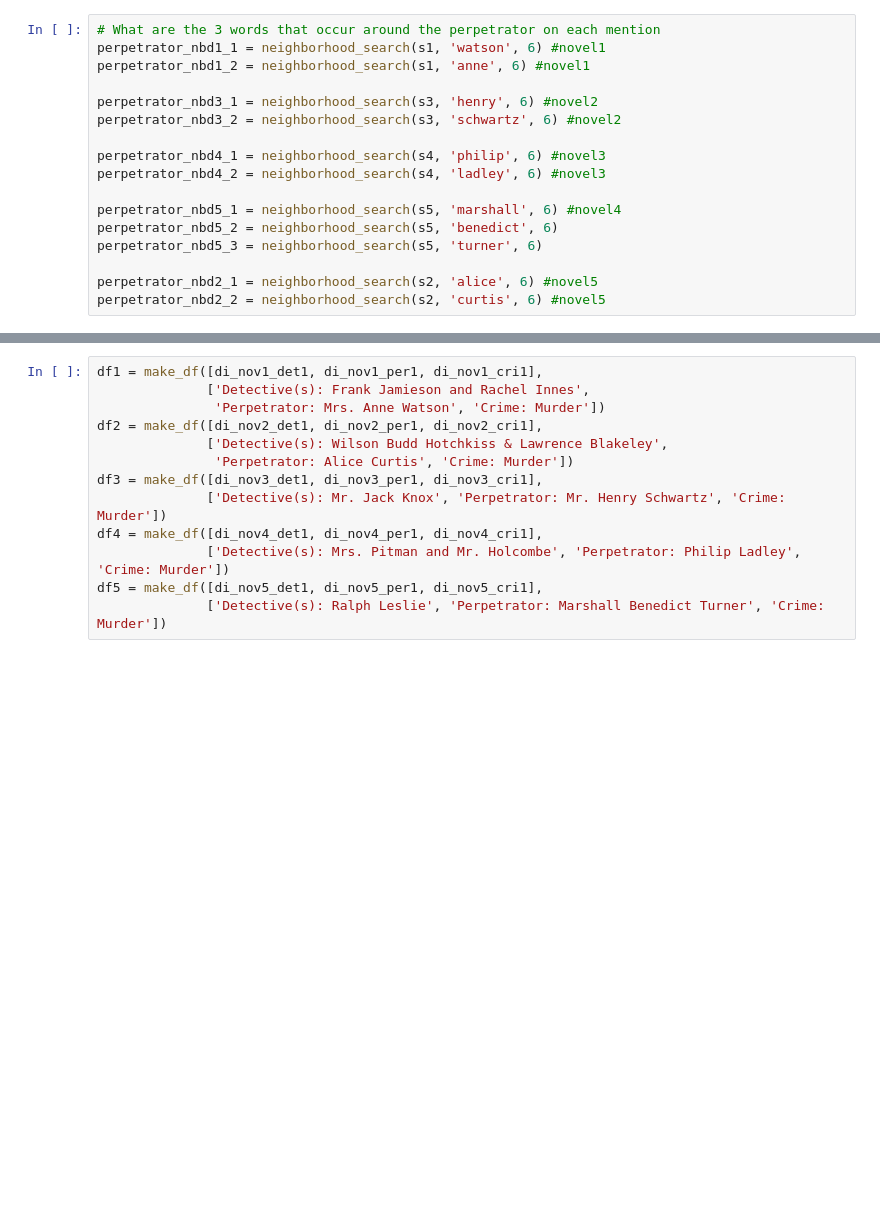
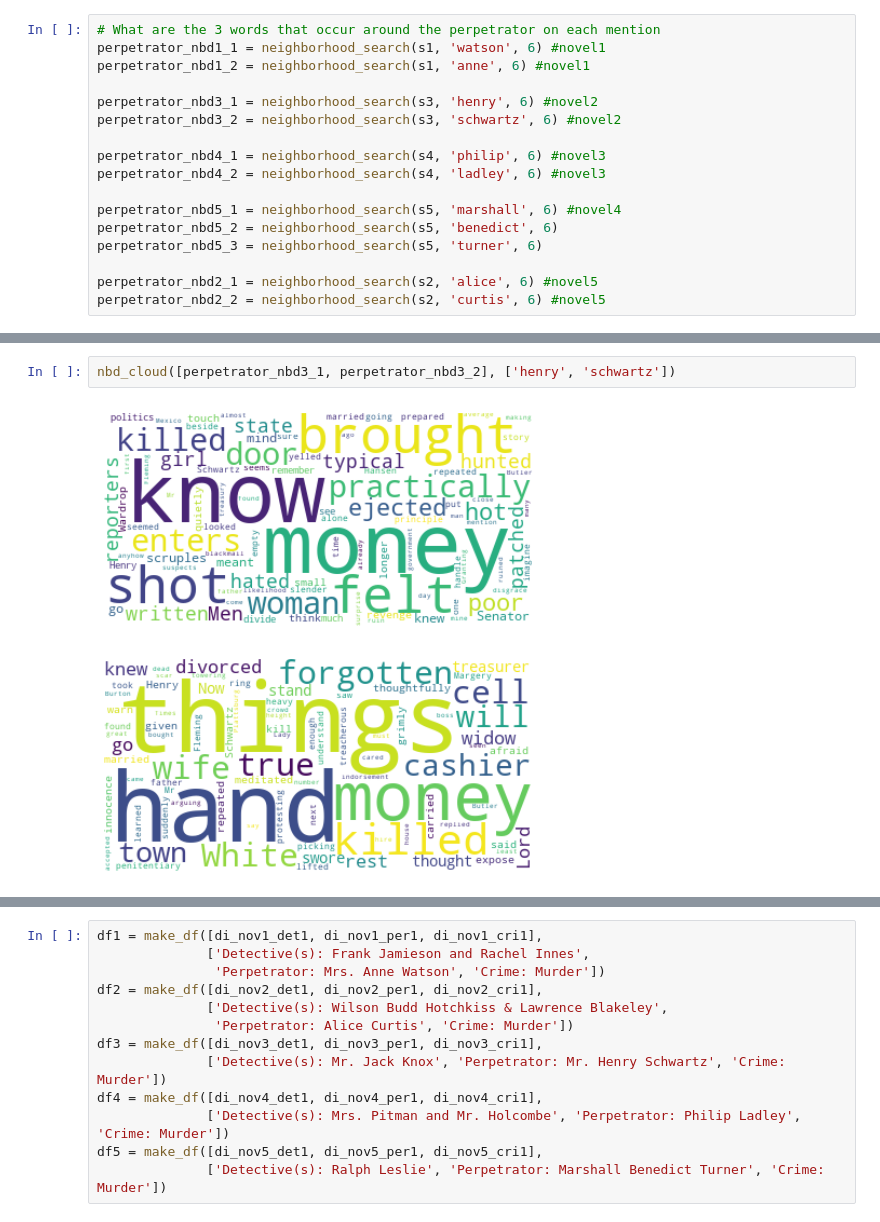
Before and after one commit to mmahbub/NLP-Projects, a Jupyter notebook: Project 1/rinehart_novel_analysis_using_regex.ipynb, the cells around one changed output, grey strips where cells are left out. Drawn from its saved outputs; the diff is of its cells as text; blank space fills up the shorter version.

```diff
--- a/Project 1/rinehart_novel_analysis_using_regex.ipynb
+++ b/Project 1/rinehart_novel_analysis_using_regex.ipynb
@@ -966,0 +946,5 @@ perpetrator_nbd4_1, perpetrator_nbd4_2
+# %%
+nbd_cloud([perpetrator_nbd3_1, perpetrator_nbd3_2], ['henry', 'schwartz'])
+# %% [output]
+[figure, added]
+[figure, added]
```
Also changed, not shown: parts of 47 cells of this notebook.
